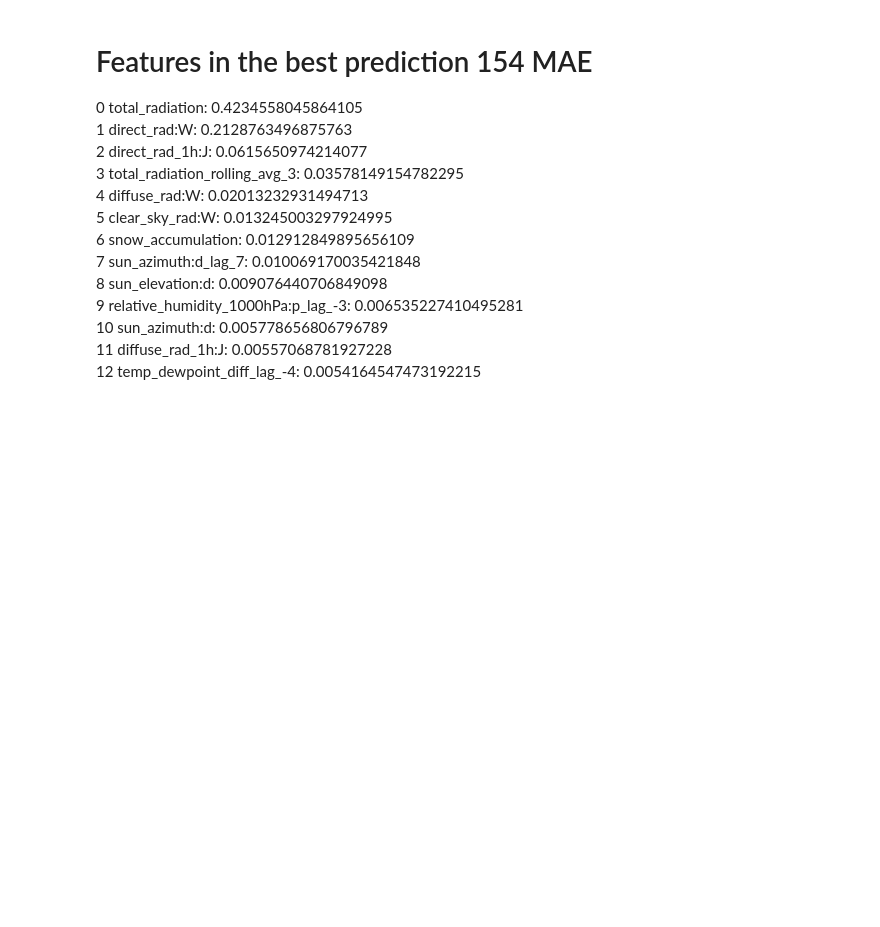
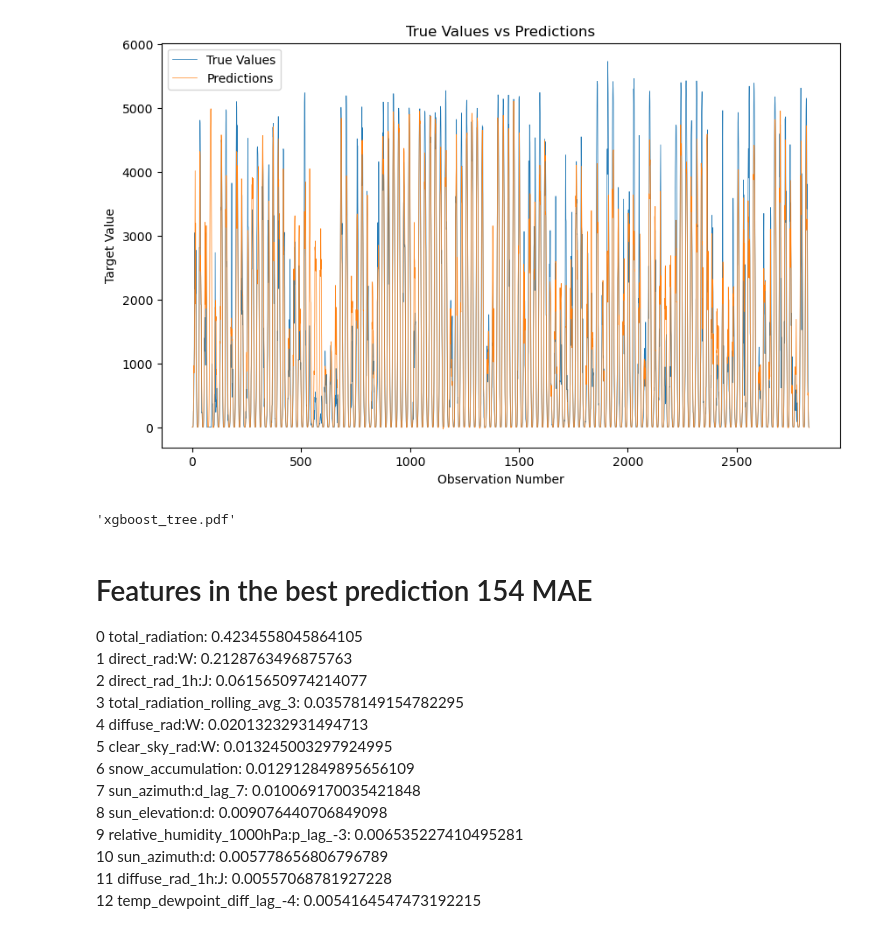
Before and after one commit to TDT4173-MPC/TDT4173-MPC, a Jupyter notebook: Mathias/models/xgboost.ipynb, the cells around one changed output. Drawn from its saved outputs; the diff is of its cells as text; code cells hidden in the pictures; blank space fills up the shorter version.

```diff
--- a/Mathias/models/xgboost.ipynb
+++ b/Mathias/models/xgboost.ipynb
@@ -319,3 +390,24 @@ plt.show()
+# %%
+
+
+plt.figure(figsize=(10, 6))
+plt.plot(y_val_A.reset_index(drop=True), label='True Values', linewidth=0.5)
+plt.plot(model_A.predict(X_val_A), label='Predictions', linewidth=0.5)
+plt.title('True Values vs Predictions')
+plt.xlabel('Observation Number')
+plt.ylabel('Target Value')
+plt.legend()
+plt.savefig('true_vs_pred.png')
+plt.show()
+# %% [output]
+[figure, added]
+# %%
+graphviz = to_graphviz(model_A, num_trees=0)
+
+# To save the visualization to a file, you can use the .render() method
+graphviz.render('xgboost_tree')
+# %% [output]
+'xgboost_tree.pdf'
 # %% [markdown]
 # Features in the best prediction 154 MAE
 
```
Also changed, not shown: parts of 11 cells of this notebook, 8 other files.
